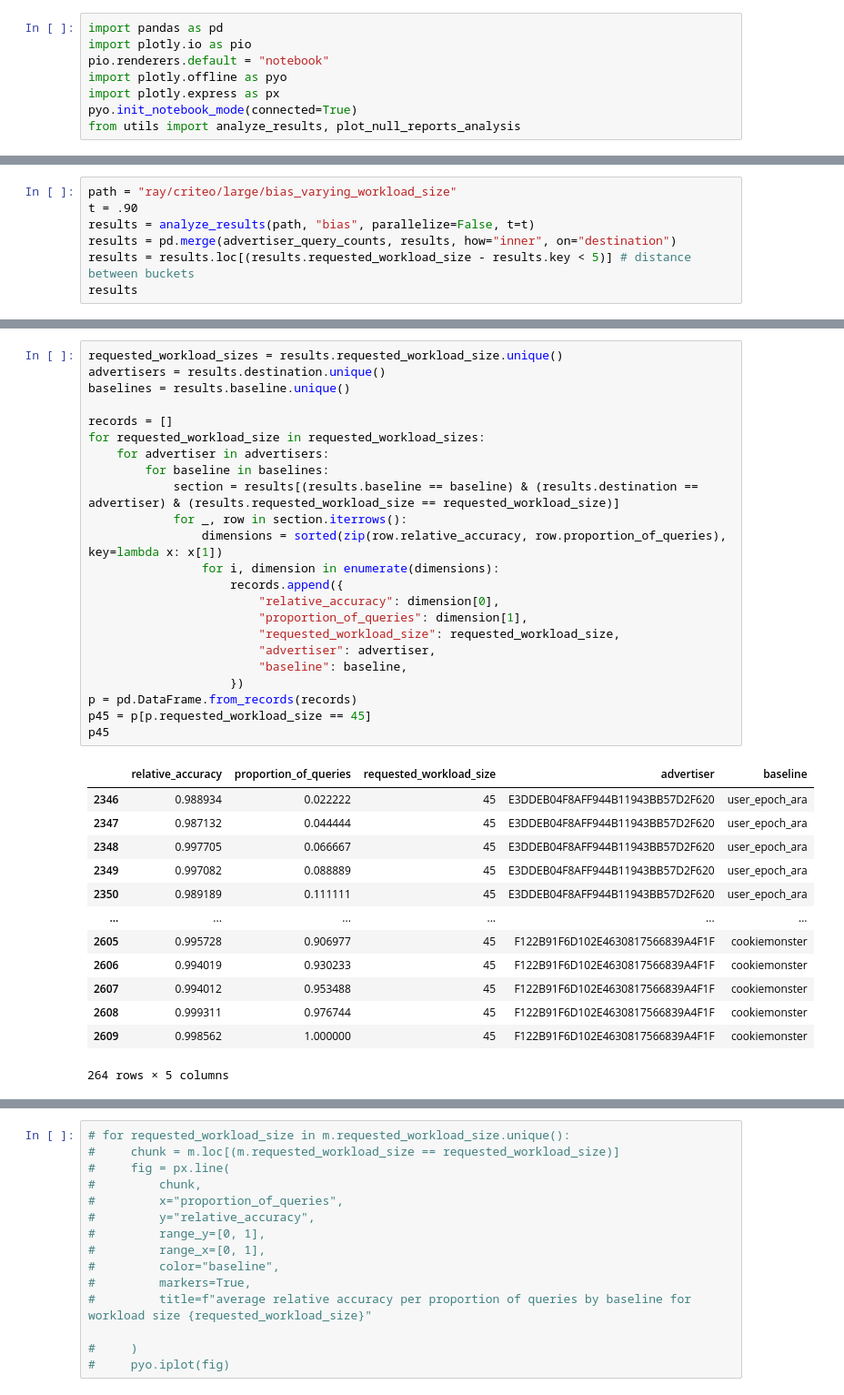
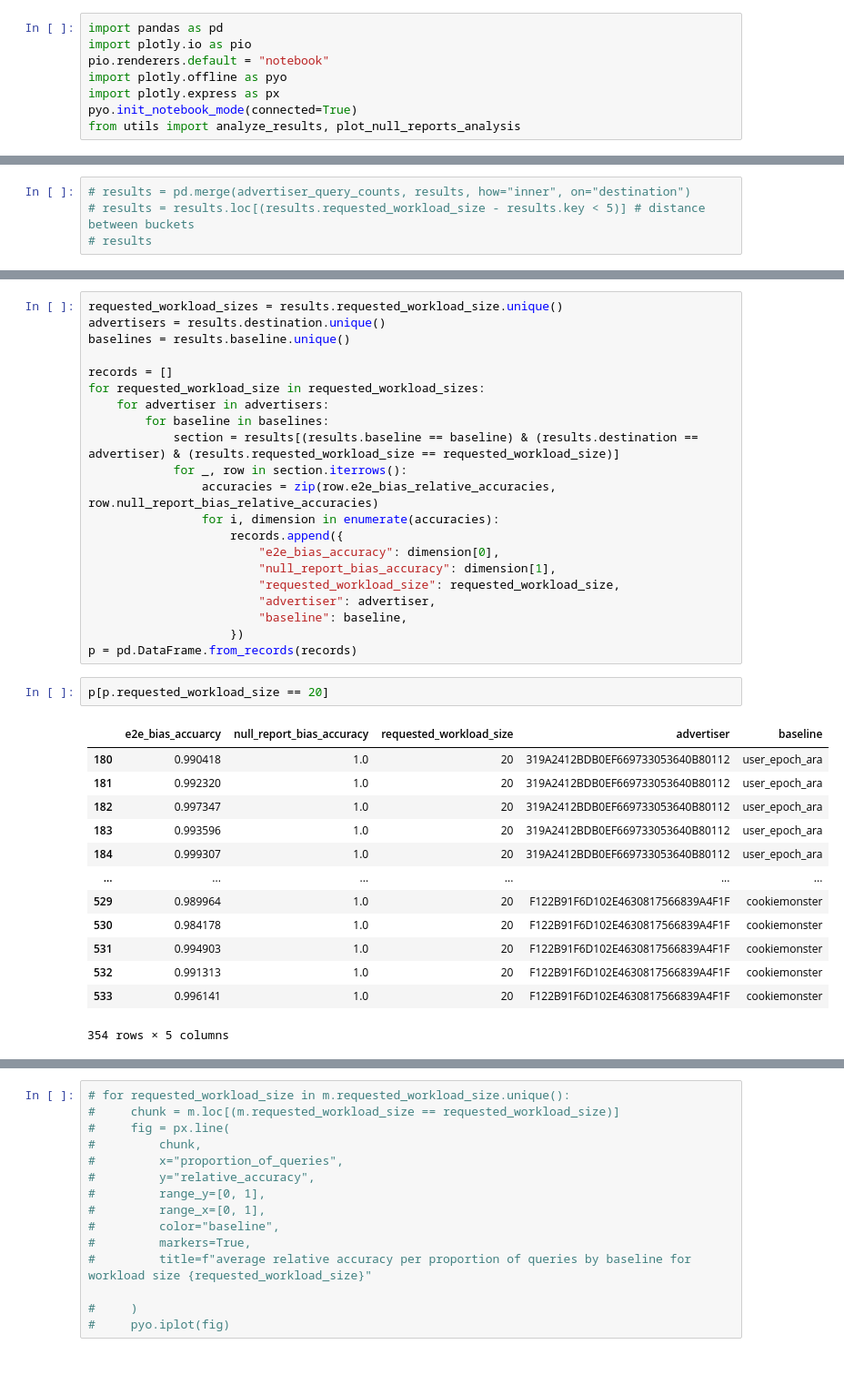
Before and after one commit to columbia/cookiemonster, a Jupyter notebook: notebooks/criteo_results_analysis.ipynb, the cells around one changed output, grey strips where cells are left out. Shown at 91% size. Cells and saved outputs as stored; diff of their text form; blank space fills up the shorter version.

Commit message:
criteo dataset analysis

```diff
--- a/notebooks/criteo_analysis.ipynb
+++ b/notebooks/criteo_results_analysis.ipynb
@@ -21,7 +25,4 @@ advertiser_query_counts = advertiser_query_counts.reset_index()
 # %%
-path = "ray/criteo/large/bias_varying_workload_size"
-t = .90
-results = analyze_results(path, "bias", parallelize=False, t=t)
-results = pd.merge(advertiser_query_counts, results, how="inner", on="destination")
-results = results.loc[(results.requested_workload_size - results.key < 5)] # distance between buckets
-results
+# results = pd.merge(advertiser_query_counts, results, how="inner", on="destination")
+# results = results.loc[(results.requested_workload_size - results.key < 5)] # distance between buckets
+# results
@@ -50,29 +37,29 @@ for requested_workload_size in requested_workload_sizes:
         for baseline in baselines:
             section = results[(results.baseline == baseline) & (results.destination == advertiser) & (results.requested_workload_size == requested_workload_size)]
             for _, row in section.iterrows():
-                dimensions = sorted(zip(row.relative_accuracy, row.proportion_of_queries), key=lambda x: x[1])
-                for i, dimension in enumerate(dimensions):
+                accuracies = zip(row.e2e_bias_relative_accuracies, row.null_report_bias_relative_accuracies)
+                for i, dimension in enumerate(accuracies):
                     records.append({
-                        "relative_accuracy": dimension[0],
-                        "proportion_of_queries": dimension[1],
+                        "e2e_bias_accuracy": dimension[0],
+                        "null_report_bias_accuracy": dimension[1],
                         "requested_workload_size": requested_workload_size,
                         "advertiser": advertiser,
                         "baseline": baseline,
                     })
 p = pd.DataFrame.from_records(records)
-p45 = p[p.requested_workload_size == 45]
-p45
-# %% [output]
-|  | relative_accuracy | proportion_of_queries | requested_workload_size | advertiser | baseline |
-| 2346 | 0.988934 | 0.022222 | 45 | E3DDEB04F8AFF944B11943BB57D2F620 | user_epoch_ara |
-| 2347 | 0.987132 | 0.044444 | 45 | E3DDEB04F8AFF944B11943BB57D2F620 | user_epoch_ara |
-| 2348 | 0.997705 | 0.066667 | 45 | E3DDEB04F8AFF944B11943BB57D2F620 | user_epoch_ara |
-| 2349 | 0.997082 | 0.088889 | 45 | E3DDEB04F8AFF944B11943BB57D2F620 | user_epoch_ara |
-| 2350 | 0.989189 | 0.111111 | 45 | E3DDEB04F8AFF944B11943BB57D2F620 | user_epoch_ara |
-| ... | ... | ... | ... | ... | ... |
-| 2605 | 0.995728 | 0.906977 | 45 | F122B91F6D102E4630817566839A4F1F | cookiemonster |
-| 2606 | 0.994019 | 0.930233 | 45 | F122B91F6D102E4630817566839A4F1F | cookiemonster |
-| 2607 | 0.994012 | 0.953488 | 45 | F122B91F6D102E4630817566839A4F1F | cookiemonster |
-| 2608 | 0.999311 | 0.976744 | 45 | F122B91F6D102E4630817566839A4F1F | cookiemonster |
-| 2609 | 0.998562 | 1.000000 | 45 | F122B91F6D102E4630817566839A4F1F | cookiemonster |
-264 rows × 5 columns
+# %%
+p[p.requested_workload_size == 20]
+# %% [output]
+|  | e2e_bias_accuarcy | null_report_bias_accuracy | requested_workload_size | advertiser | baseline |
+| 180 | 0.990418 | 1.0 | 20 | 319A2412BDB0EF669733053640B80112 | user_epoch_ara |
+| 181 | 0.992320 | 1.0 | 20 | 319A2412BDB0EF669733053640B80112 | user_epoch_ara |
+| 182 | 0.997347 | 1.0 | 20 | 319A2412BDB0EF669733053640B80112 | user_epoch_ara |
+| 183 | 0.993596 | 1.0 | 20 | 319A2412BDB0EF669733053640B80112 | user_epoch_ara |
+| 184 | 0.999307 | 1.0 | 20 | 319A2412BDB0EF669733053640B80112 | user_epoch_ara |
+| ... | ... | ... | ... | ... | ... |
+| 529 | 0.989964 | 1.0 | 20 | F122B91F6D102E4630817566839A4F1F | cookiemonster |
+| 530 | 0.984178 | 1.0 | 20 | F122B91F6D102E4630817566839A4F1F | cookiemonster |
+| 531 | 0.994903 | 1.0 | 20 | F122B91F6D102E4630817566839A4F1F | cookiemonster |
+| 532 | 0.991313 | 1.0 | 20 | F122B91F6D102E4630817566839A4F1F | cookiemonster |
+| 533 | 0.996141 | 1.0 | 20 | F122B91F6D102E4630817566839A4F1F | cookiemonster |
+354 rows × 5 columns
```
Also changed, not shown: parts of 6 cells of this notebook, 4 other files.
